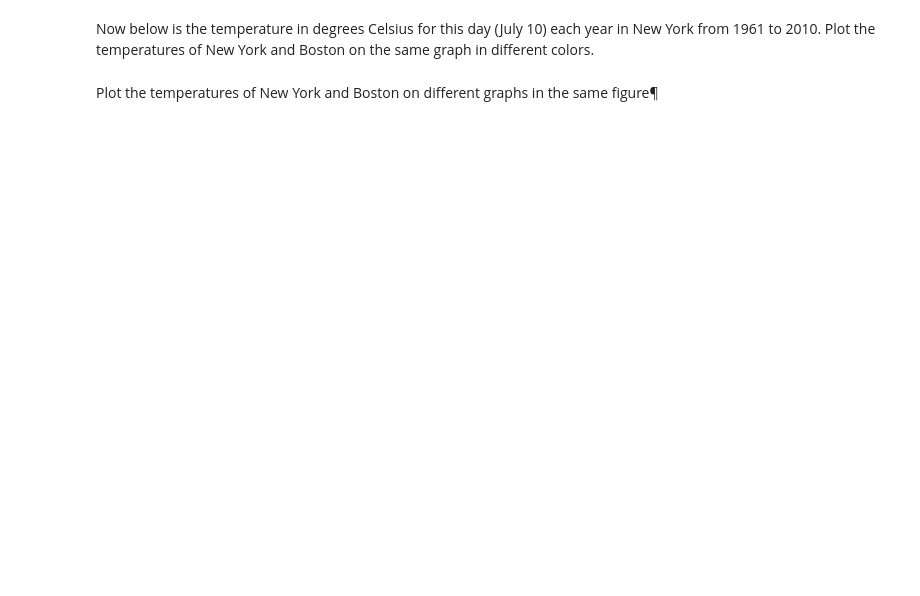
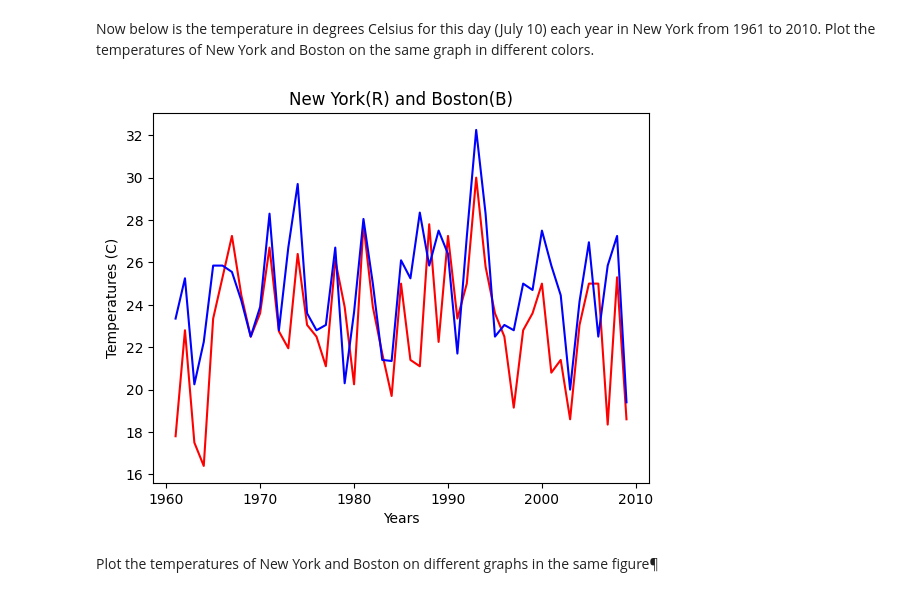
Before and after one commit to frostfyre01/Week1-2023, a Jupyter notebook: Week1-2023-03_Matplotlib-Matplotlib_Exercises.ipynb, the cells around one changed output. Cells and saved outputs as stored; diff of their text form; code cells hidden in the pictures; blank space fills up the shorter version.

```diff
--- a/Week1-2023-03_Matplotlib-Matplotlib_Exercises.ipynb
+++ b/Week1-2023-03_Matplotlib-Matplotlib_Exercises.ipynb
@@ -26,2 +30,10 @@ temp_new_york =[23.35, 25.25, 20.25, 22.25, 25.85, 25.85, 25.55, 24.2, 22.5, 23.
+# %%
+plt.plot(np.arange(1961, 2010), temp_boston, 'r-', np.arange(1961, 2010), temp_new_york, 'b-')
+plt.xlabel('Years')
+plt.ylabel('Temperatures (C)')
+plt.title('New York(R) and Boston(B)')
+plt.show()
+# %% [output]
+[figure, added]
 # %% [markdown]
 Plot the temperatures of New York and Boston on different graphs in the same figure¶
```
Also changed, not shown: parts of 17 cells of this notebook, 5 other files.
